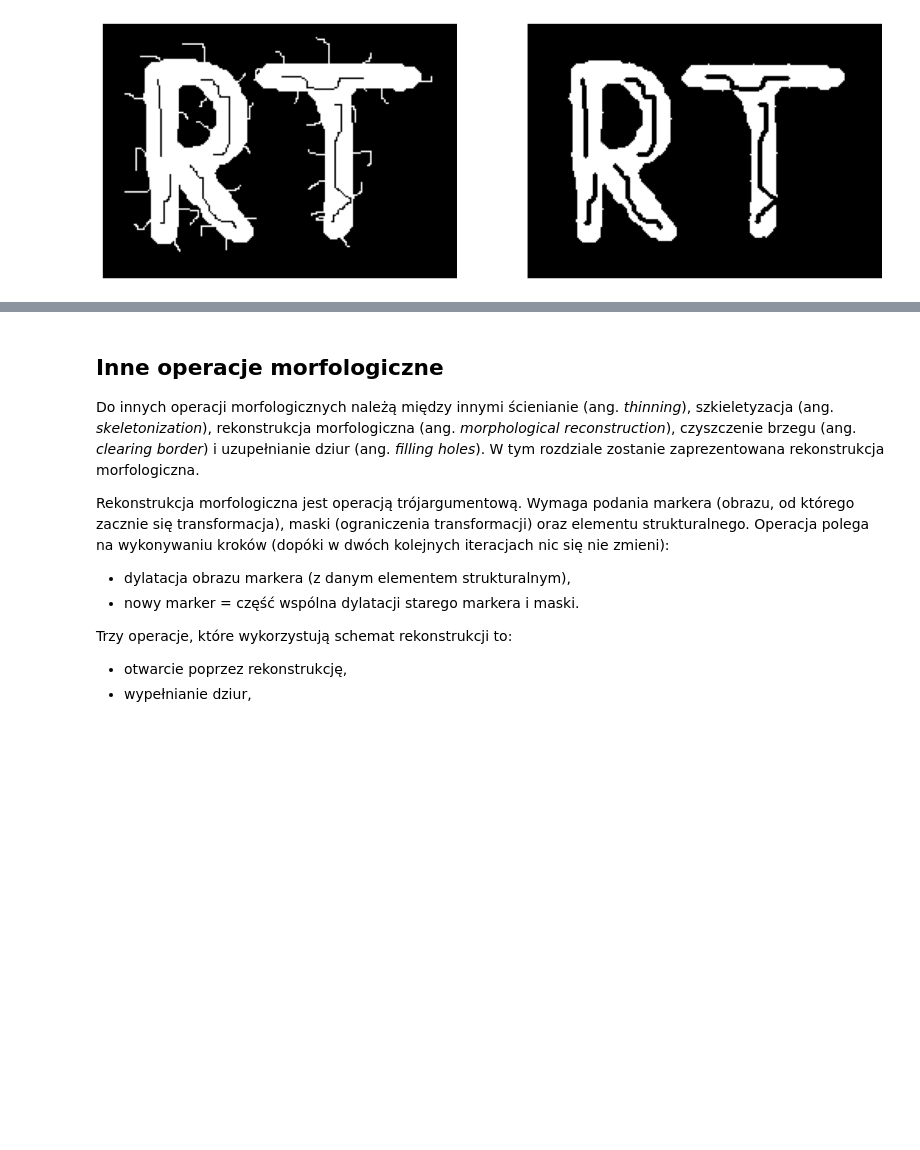
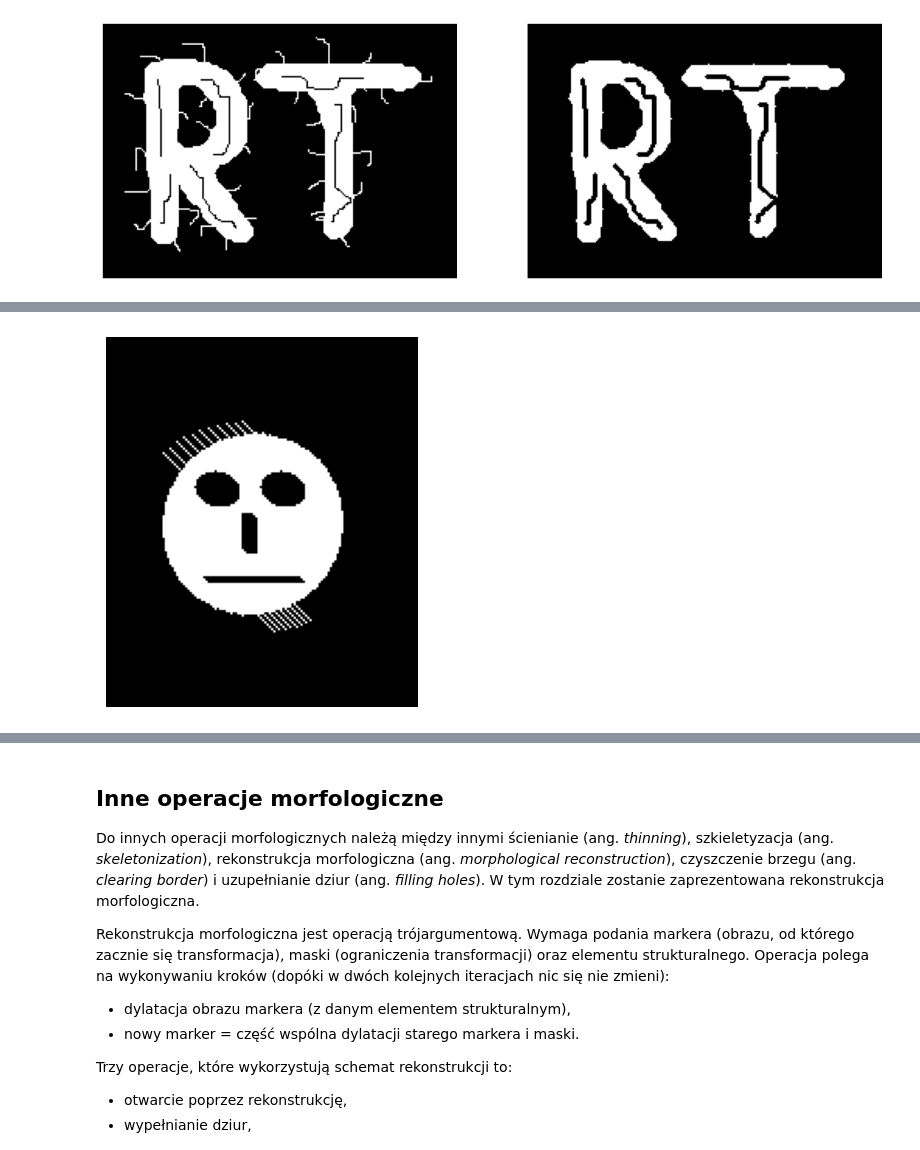
Before and after one commit to JBRS307/WDCPO, a Jupyter notebook: lab7/lab7.ipynb, the cells around one changed output, grey strips where cells are left out. Drawn from its saved outputs; the diff is of its cells as text; code cells hidden in the pictures; blank space fills up the shorter version.

```diff
--- a/lab7/lab7.ipynb
+++ b/lab7/lab7.ipynb
@@ -142,0 +156,8 @@ imshow_subplt((ertka, ertka_erode), 1, 2)
+# %%
+kernel = np.zeros((3,3), dtype=np.uint8)
+for i, j in zip(range(3), range(3)):
+    kernel[i][j] = 1
+buzka_down = cv2.erode(buzka, kernel)
+imshow(buzka_down)
+# %% [output]
+[figure, added]
```
Also changed, not shown: parts of 5 cells of this notebook.
